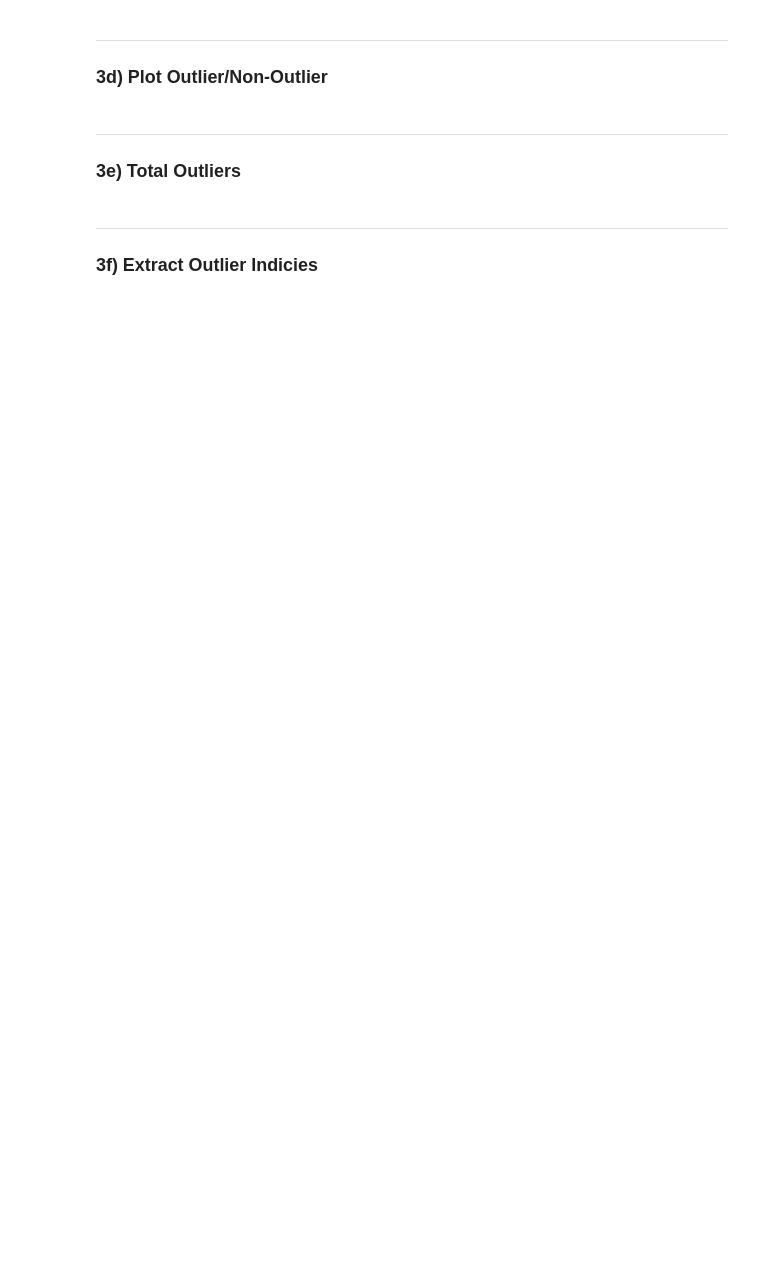
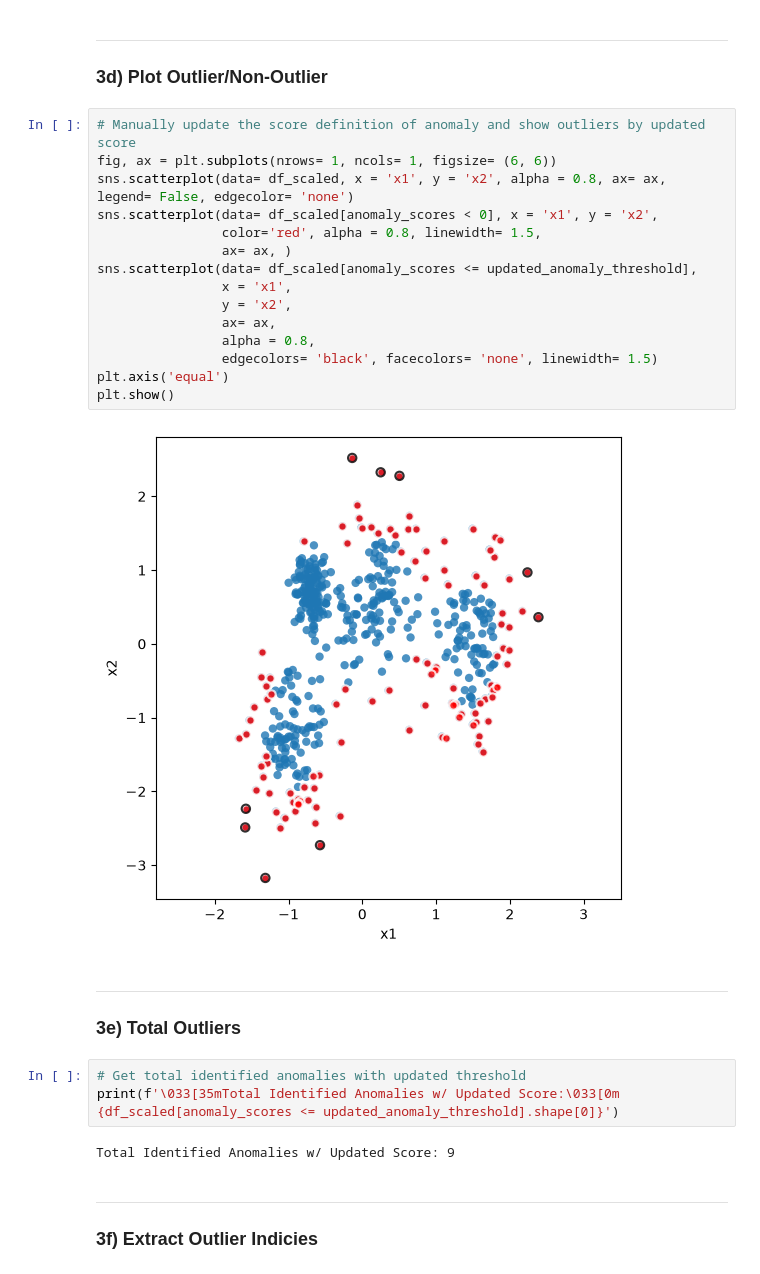
Before and after one commit to Jared-Wood135/DU-COMP4432-Machine-Learning, a Jupyter notebook: Assignments/5.ipynb, the cells around one changed output. Drawn from its saved outputs; the diff is of its cells as text; blank space fills up the shorter version.

```diff
--- a/Assignments/5.ipynb
+++ b/Assignments/5.ipynb
@@ -273,10 +326,32 @@ sns.jointplot(df_scaled, x=df_scaled['x1'], y=df_scaled['x2'])
 ---
 
 ### 3d) Plot Outlier/Non-Outlier
+# %%
+# Manually update the score definition of anomaly and show outliers by updated score
+fig, ax = plt.subplots(nrows= 1, ncols= 1, figsize= (6, 6))
+sns.scatterplot(data= df_scaled, x = 'x1', y = 'x2', alpha = 0.8, ax= ax, legend= False, edgecolor= 'none')
+sns.scatterplot(data= df_scaled[anomaly_scores < 0], x = 'x1', y = 'x2',
+                color='red', alpha = 0.8, linewidth= 1.5,
+                ax= ax, )
+sns.scatterplot(data= df_scaled[anomaly_scores <= updated_anomaly_threshold],
+                x = 'x1',
+                y = 'x2',
+                ax= ax,
+                alpha = 0.8,
+                edgecolors= 'black', facecolors= 'none', linewidth= 1.5)
+plt.axis('equal')
+plt.show()
+# %% [output]
+[figure, added]
 # %% [markdown]
 ---
 
 ### 3e) Total Outliers
+# %%
+# Get total identified anomalies with updated threshold
+print(f'\033[35mTotal Identified Anomalies w/ Updated Score:\033[0m {df_scaled[anomaly_scores <= updated_anomaly_threshold].shape[0]}')
+# %% [output]
+Total Identified Anomalies w/ Updated Score: 9
 # %% [markdown]
 ---
 
```
Also changed, not shown: parts of 9 cells of this notebook.
